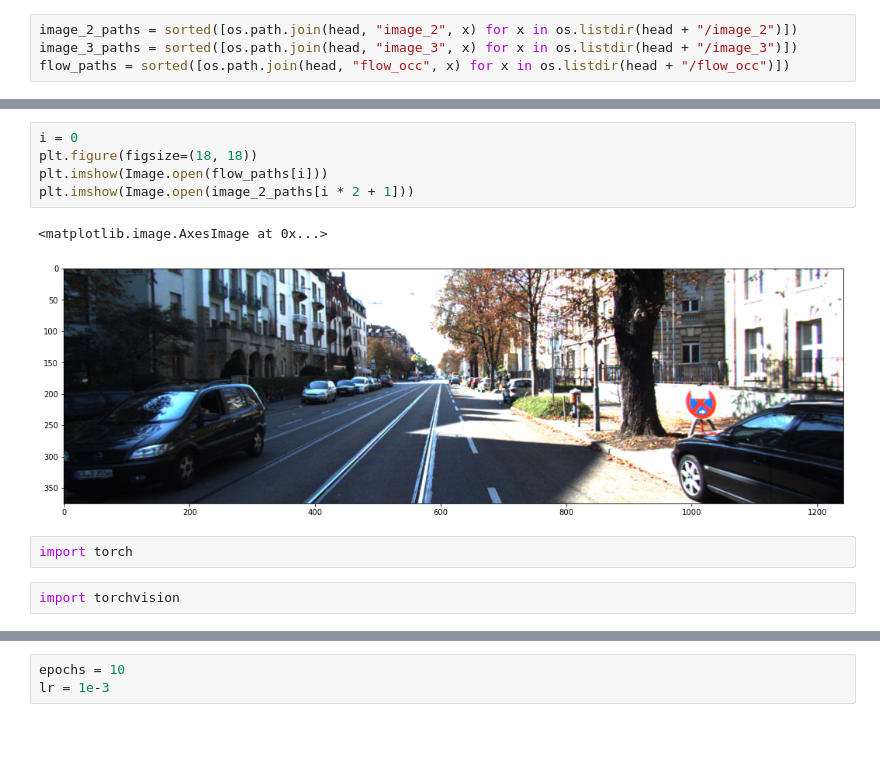
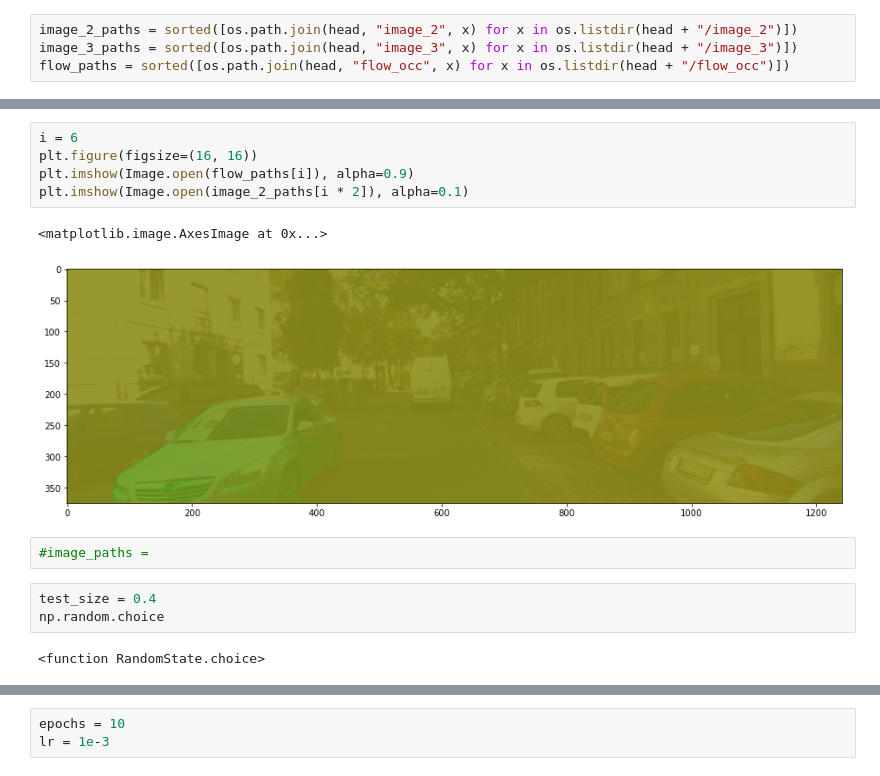
Before and after one commit to SENEMISIK/Deep-Learning-for-Computer-Vision, a Jupyter notebook: Data_Handler.ipynb, the cells around one changed output, grey strips where cells are left out. Saved outputs shown, nothing was run; the diff lists cells and outputs as text; blank space fills up the shorter version.

```diff
--- a/Data_Handler.ipynb
+++ b/Data_Handler.ipynb
@@ -39,15 +28,18 @@ plt.imshow(Image.open(image_2_paths[i * 2 - 0]))
 # %%
-i = 0
-plt.figure(figsize=(18, 18))
-plt.imshow(Image.open(flow_paths[i]))
-plt.imshow(Image.open(image_2_paths[i * 2 + 1]))
+i = 6
+plt.figure(figsize=(16, 16))
+plt.imshow(Image.open(flow_paths[i]), alpha=0.9)
+plt.imshow(Image.open(image_2_paths[i * 2]), alpha=0.1)
 # %% [output]
 <matplotlib.image.AxesImage at 0x...>
-[figure, old version]
+[figure, new version]
-# %%
-import torch
-# %%
-import torchvision
+# %%
+#image_paths =
+# %%
+test_size = 0.4
+np.random.choice
+# %% [output]
+<function RandomState.choice>
 # %%
 class KITTIData(torch.utils.data.Dataset):
     def __init__(self, image_path="image_2", flow_path="flow_occ"):
```
Also changed, not shown: parts of 14 cells of this notebook, 2 other files.
